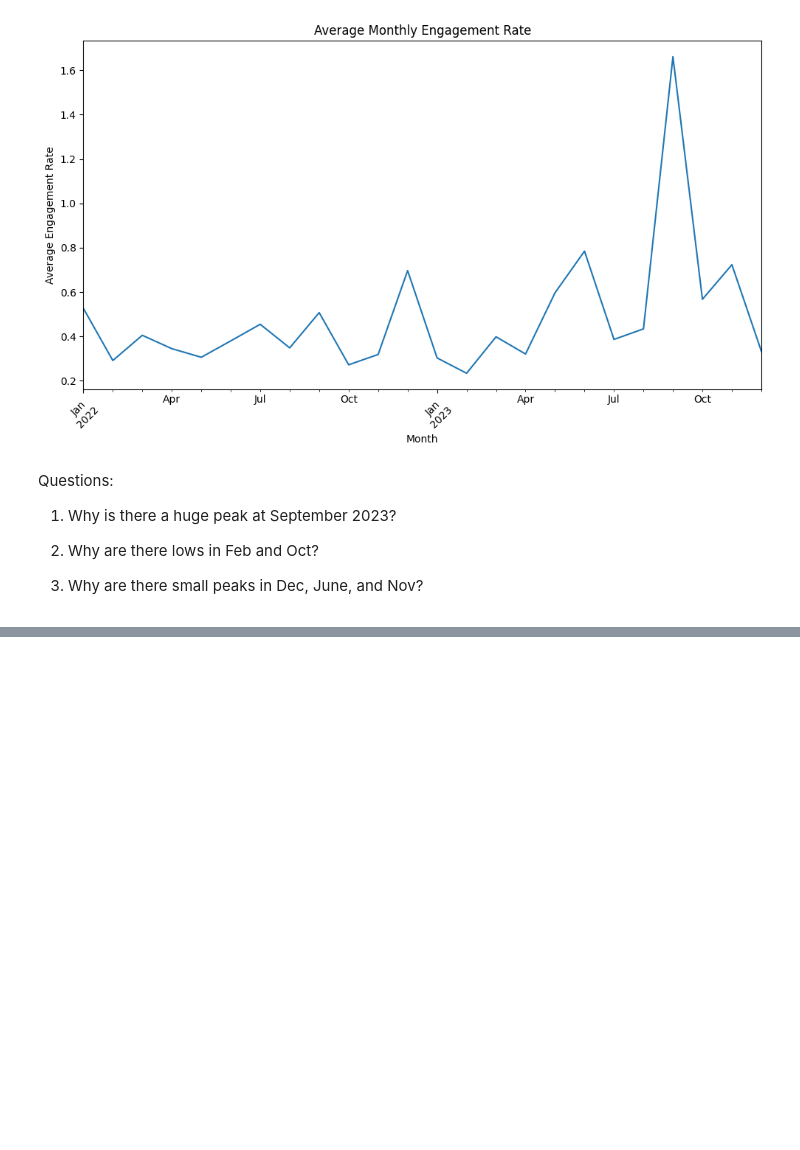
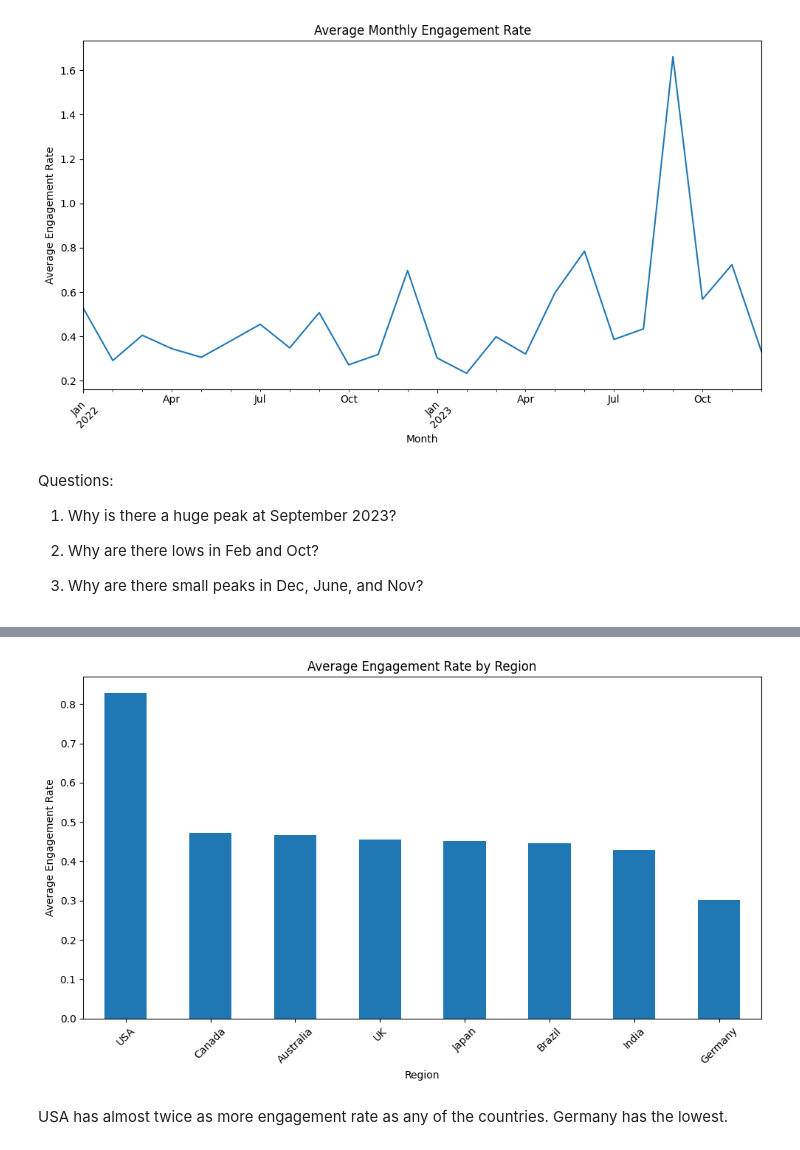
Before and after one commit to Diveesha909/Creatyourcontent, a Jupyter notebook: EDAforphase1.ipynb, the cells around one changed output, grey strips where cells are left out. Saved outputs shown, nothing was run; the diff lists cells and outputs as text; code cells hidden in the pictures; blank space fills up the shorter version.

```diff
--- a/EDAforphase1.ipynb
+++ b/EDAforphase1.ipynb
@@ -431,0 +378,3 @@ Questions:
+# %%
+region_engagement = kaggle_df.groupby('Region')['Engagement_Rate'].mean().sort_values(ascending=False)
+display(region_engagement)
@@ -431,0 +393,15 @@ Questions:
+# %%
+import matplotlib.pyplot as plt
+
+plt.figure(figsize=(10, 6))
+region_engagement.plot(kind='bar')
+plt.title('Average Engagement Rate by Region')
+plt.xlabel('Region')
+plt.ylabel('Average Engagement Rate')
+plt.xticks(rotation=45)
+plt.tight_layout()
+plt.show()
+# %% [output]
+[figure, added]
+# %% [markdown]
+USA has almost twice as more engagement rate as any of the countries. Germany has the lowest.
```
Also changed, not shown: parts of 22 cells of this notebook.
